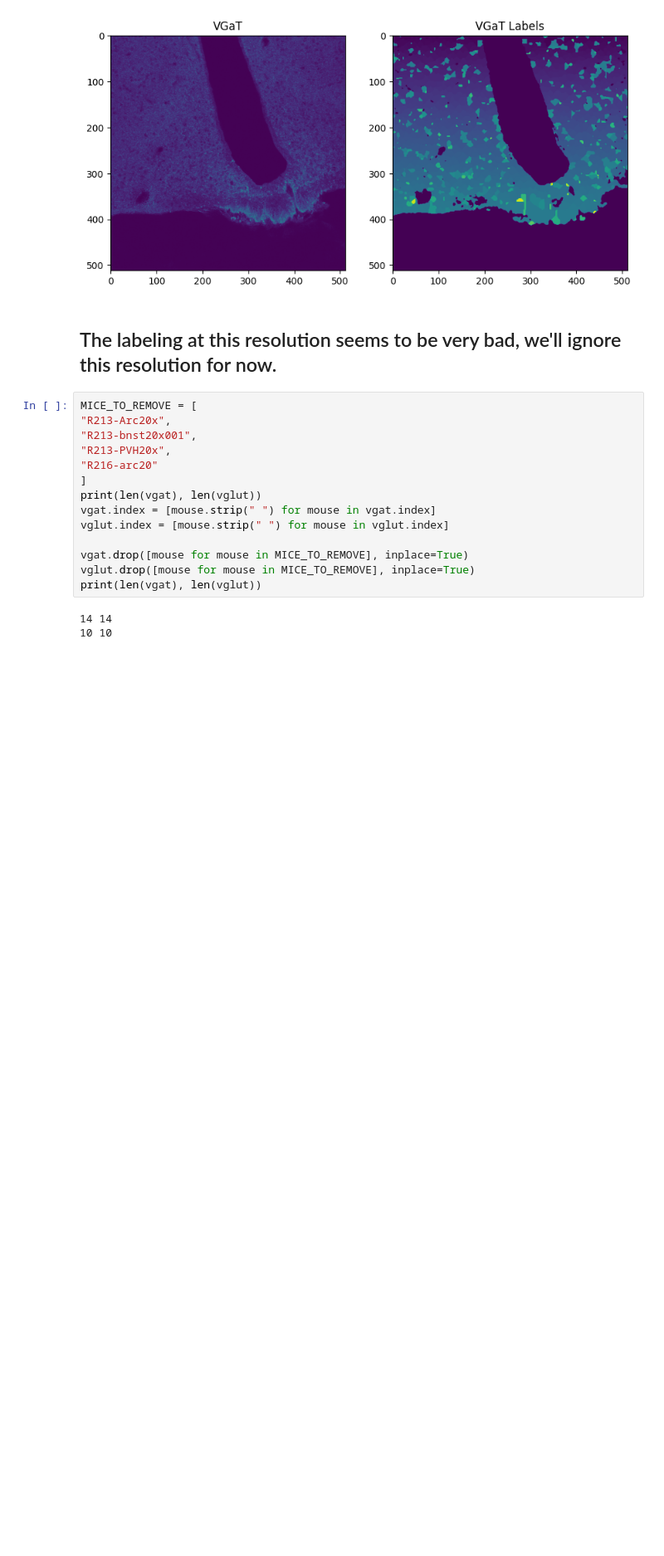
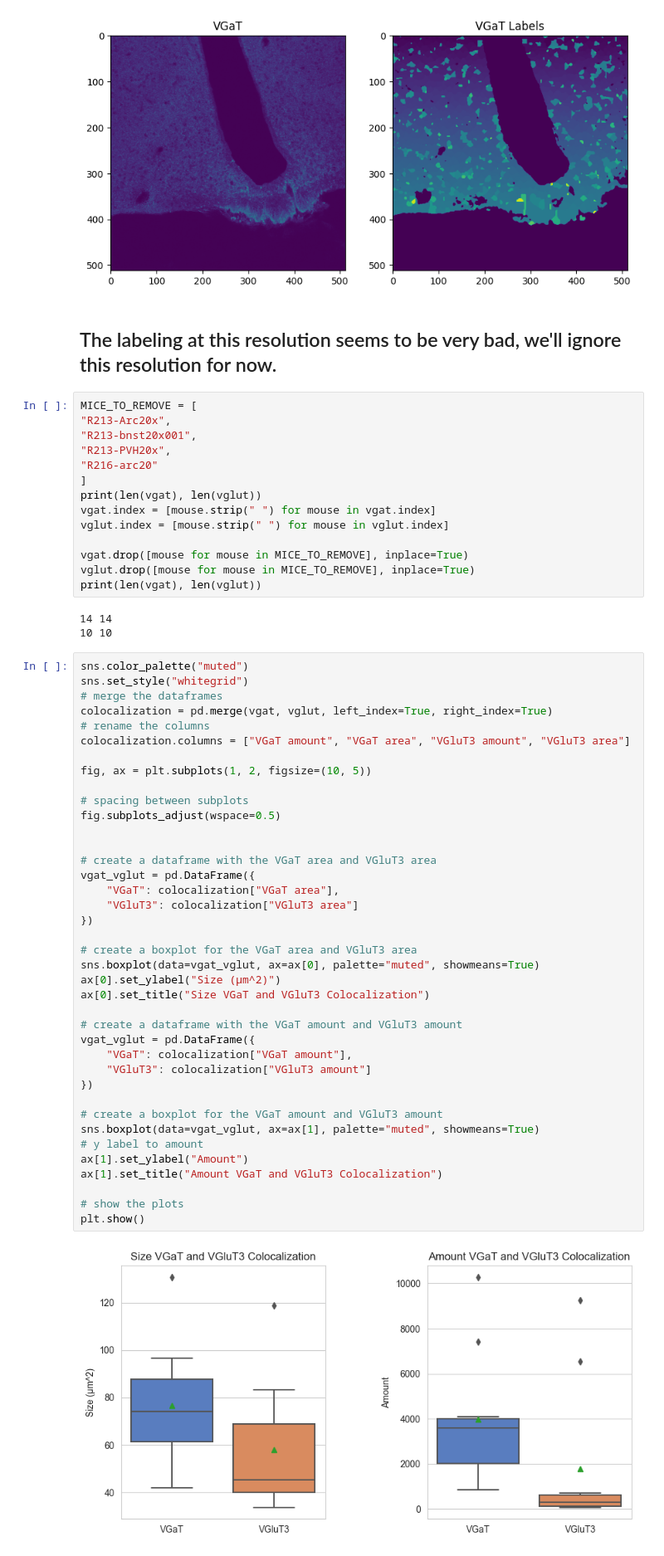
Before and after one commit to DannyAlas/3d-transporters, a Jupyter notebook: overview.ipynb, the cells around one changed output. Shown at 83% size. Drawn from its saved outputs; the diff is of its cells as text; blank space fills up the shorter version.

```diff
--- a/overview.ipynb
+++ b/overview.ipynb
@@ -96,6 +96,47 @@ print(len(vgat), len(vglut))
 # %% [output]
 14 14
 10 10
+# %%
+sns.color_palette("muted")
+sns.set_style("whitegrid")
+# merge the dataframes
+colocalization = pd.merge(vgat, vglut, left_index=True, right_index=True)
+# rename the columns
+colocalization.columns = ["VGaT amount", "VGaT area", "VGluT3 amount", "VGluT3 area"]
+
+fig, ax = plt.subplots(1, 2, figsize=(10, 5))
+
+# spacing between subplots
+fig.subplots_adjust(wspace=0.5)
+
+
+# create a dataframe with the VGaT area and VGluT3 area
+vgat_vglut = pd.DataFrame({
+    "VGaT": colocalization["VGaT area"],
+    "VGluT3": colocalization["VGluT3 area"]
+})
+
+# create a boxplot for the VGaT area and VGluT3 area
+sns.boxplot(data=vgat_vglut, ax=ax[0], palette="muted", showmeans=True)
+ax[0].set_ylabel("Size (µm^2)")
+ax[0].set_title("Size VGaT and VGluT3 Colocalization")
+
+# create a dataframe with the VGaT amount and VGluT3 amount
+vgat_vglut = pd.DataFrame({
+    "VGaT": colocalization["VGaT amount"],
+    "VGluT3": colocalization["VGluT3 amount"]
+})
+
+# create a boxplot for the VGaT amount and VGluT3 amount
+sns.boxplot(data=vgat_vglut, ax=ax[1], palette="muted", showmeans=True)
+# y label to amount
+ax[1].set_ylabel("Amount")
+ax[1].set_title("Amount VGaT and VGluT3 Colocalization")
+
+# show the plots
+plt.show()
+# %% [output]
+[figure, added]
 # %%
 sns.color_palette("muted")
 # merge the dataframes
```
Also changed, not shown: parts of 5 cells of this notebook, 1 other file.
